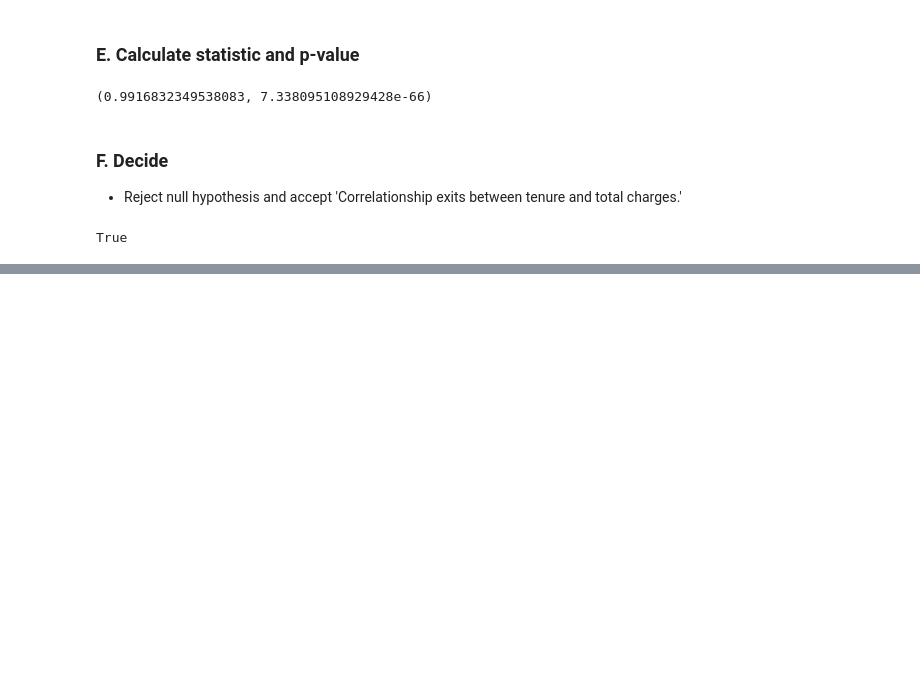
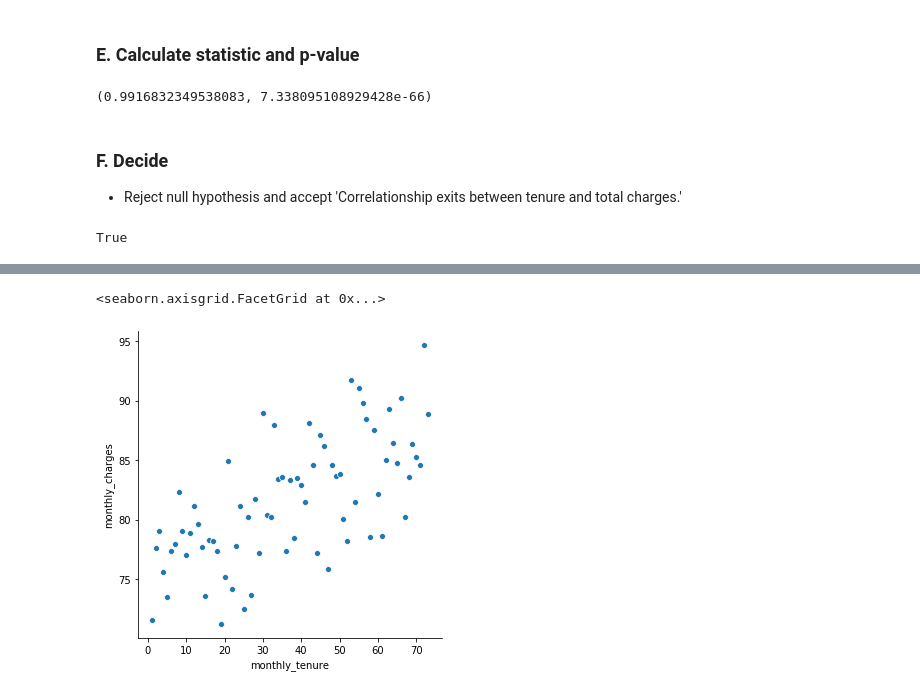
Before and after one commit to Yongliang-Shi/statistics-exercises, a Jupyter notebook: hypothesis_testing.ipynb, the cells around one changed output, grey strips where cells are left out. Drawn from its saved outputs; the diff is of its cells as text; code cells hidden in the pictures; blank space fills up the shorter version.

```diff
--- a/hypothesis_testing.ipynb
+++ b/hypothesis_testing.ipynb
@@ -537,0 +563,17 @@ True
+# %%
+# Two or more lines
+
+boolean_more_line = telco.phone_service == 'Two or More Lines'
+more_line = telco[boolean_more_line]
+more_line.sample(5)
+
+more_line_monthly = more_line.groupby('monthly_tenure').monthly_charges.mean()
+more_line_monthly = pd.DataFrame(more_line_monthly)
+more_line_monthly.reset_index(inplace=True)
+more_line_monthly.drop([73,74,75,76], inplace=True)
+more_line_monthly.tail()
+
+sns.relplot(data=more_line_monthly, x='monthly_tenure', y='monthly_charges')
+# %% [output]
+<seaborn.axisgrid.FacetGrid at 0x...>
+[figure, added]
```
Also changed, not shown: parts of 33 cells of this notebook.
